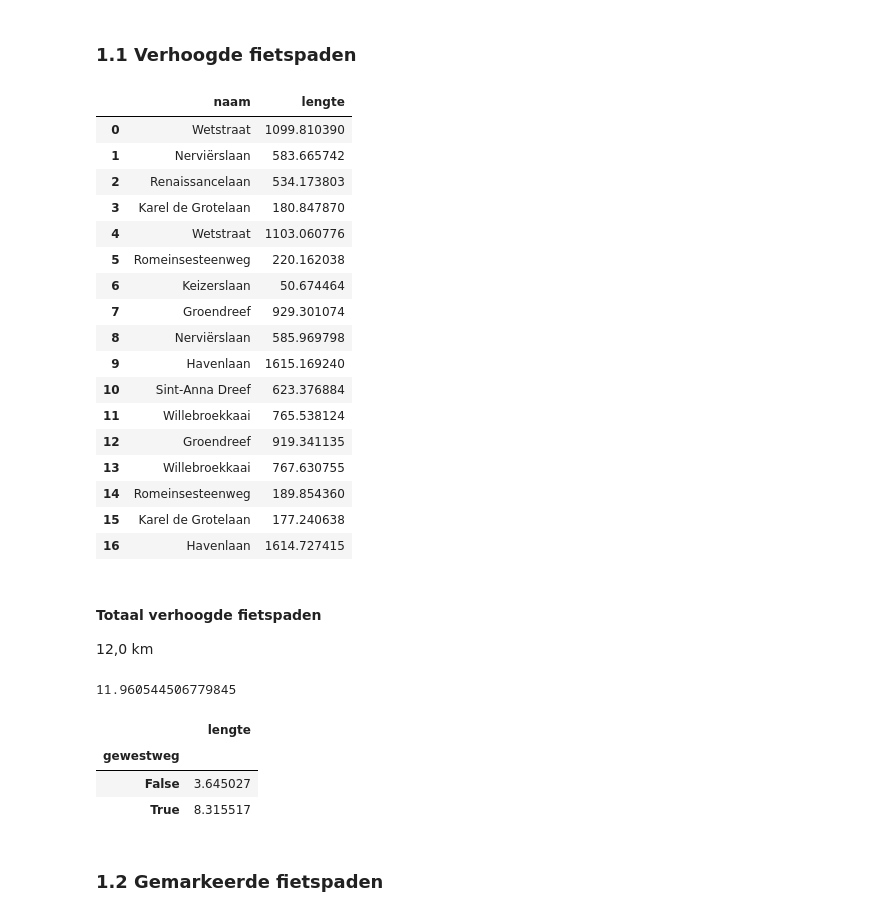
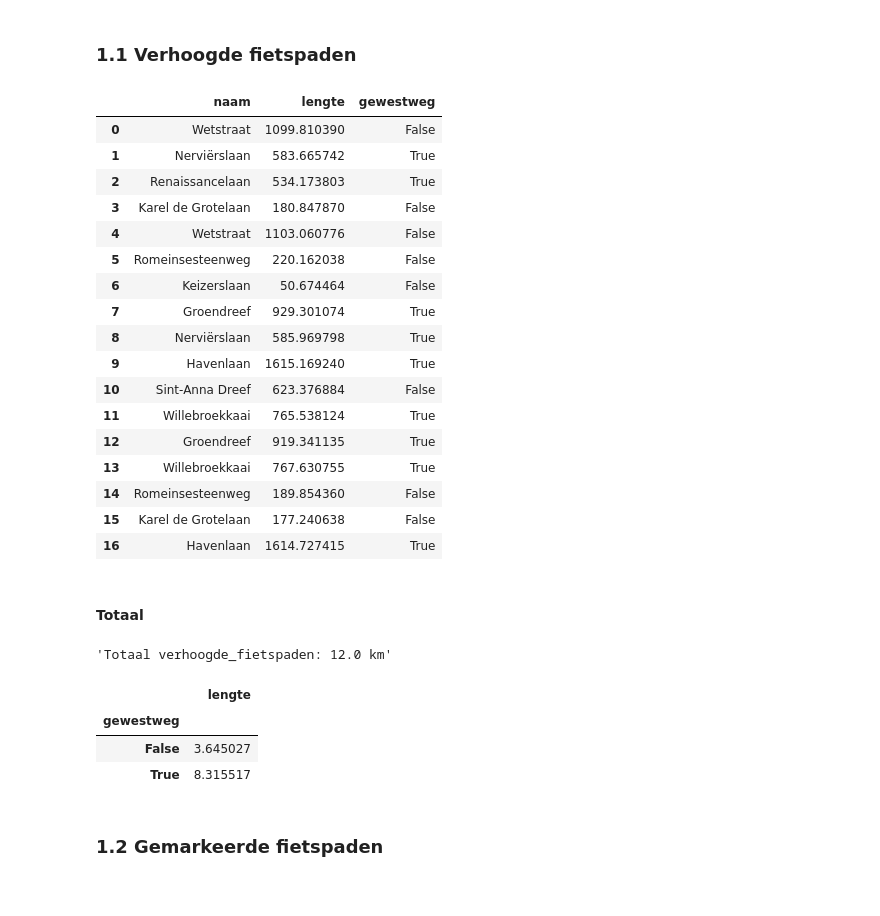
Before and after one commit to JonasHeylen/fietspaden-bxl, a Jupyter notebook: Fietspaden_BXL.ipynb, the cells around one changed output. Cells and saved outputs as stored; diff of their text form; code cells hidden in the pictures.

Commit message:
Add gewestweg column

```diff
--- a/Fietspaden_BXL.ipynb
+++ b/Fietspaden_BXL.ipynb
@@ -59,4 +60,10 @@ def geojson_to_df(geojson_file):
     return data
+# %%
+def show_dataset(name):
+    display(data[name][['naam', 'lengte', 'gewestweg']])
+    display(HTML('<h4>Totaal</h4>'))
+    display("Totaal {}: {:.1f} km".format(name, data[name]['lengte'].sum() / 1000))
+    display(data[name].groupby('gewestweg')[['lengte']].sum() / 1000)
 # %%
 data = {}
 data['verhoogde_fietspaden'] = geojson_to_df('data/fietsvelo-verhoogde-fietspaden-pistes-cyclables-surelevees.geojson')
@@ -96,41 +103,32 @@ overview.plot(kind='bar', figsize=(10,6), fontsize=16, yticks=range(0, 60, 5))
 ## 1. Fietspaden
 # %% [markdown]
 ### 1.1 Verhoogde fietspaden
-# %%
-data['verhoogde_fietspaden'][['naam', 'lengte']]
-# %% [output]
-|  | naam | lengte |
-| 0 | Wetstraat | 1099.810390 |
-| 1 | Nerviërslaan | 583.665742 |
-| 2 | Renaissancelaan | 534.173803 |
-| 3 | Karel de Grotelaan | 180.847870 |
-| 4 | Wetstraat | 1103.060776 |
-| 5 | Romeinsesteenweg | 220.162038 |
-| 6 | Keizerslaan | 50.674464 |
-| 7 | Groendreef | 929.301074 |
-| 8 | Nerviërslaan | 585.969798 |
-| 9 | Havenlaan | 1615.169240 |
-| 10 | Sint-Anna Dreef | 623.376884 |
-| 11 | Willebroekkaai | 765.538124 |
-| 12 | Groendreef | 919.341135 |
-| 13 | Willebroekkaai | 767.630755 |
-| 14 | Romeinsesteenweg | 189.854360 |
-| 15 | Karel de Grotelaan | 177.240638 |
-| 16 | Havenlaan | 1614.727415 |
-# %% [markdown]
-#### Totaal verhoogde fietspaden
-
-12,0 km
-# %%
-data['verhoogde_fietspaden']['lengte'].sum() / 1000
-# %% [output]
-11.960544506779845
-# %%
-data['verhoogde_fietspaden'].groupby('gewestweg')[['lengte']].sum() / 1000
-# %% [output]
-|  | lengte |
-| gewestweg |  |
-| False | 3.645027 |
-| True | 8.315517 |
+# %%
+show_dataset('verhoogde_fietspaden')
+# %% [output]
+|  | naam | lengte | gewestweg |
+| 0 | Wetstraat | 1099.810390 | False |
+| 1 | Nerviërslaan | 583.665742 | True |
+| 2 | Renaissancelaan | 534.173803 | True |
+| 3 | Karel de Grotelaan | 180.847870 | False |
+| 4 | Wetstraat | 1103.060776 | False |
+| 5 | Romeinsesteenweg | 220.162038 | False |
+| 6 | Keizerslaan | 50.674464 | False |
+| 7 | Groendreef | 929.301074 | True |
+| 8 | Nerviërslaan | 585.969798 | True |
+| 9 | Havenlaan | 1615.169240 | True |
+| 10 | Sint-Anna Dreef | 623.376884 | False |
+| 11 | Willebroekkaai | 765.538124 | True |
+| 12 | Groendreef | 919.341135 | True |
+| 13 | Willebroekkaai | 767.630755 | True |
+| 14 | Romeinsesteenweg | 189.854360 | False |
+| 15 | Karel de Grotelaan | 177.240638 | False |
+| 16 | Havenlaan | 1614.727415 | True |
+Totaal
+'Totaal verhoogde_fietspaden: 12.0 km'
+|  | lengte |
+| gewestweg |  |
+| False | 3.645027 |
+| True | 8.315517 |
 # %% [markdown]
 ### 1.2 Gemarkeerde fietspaden
```
Also changed, not shown: parts of 22 cells of this notebook.
